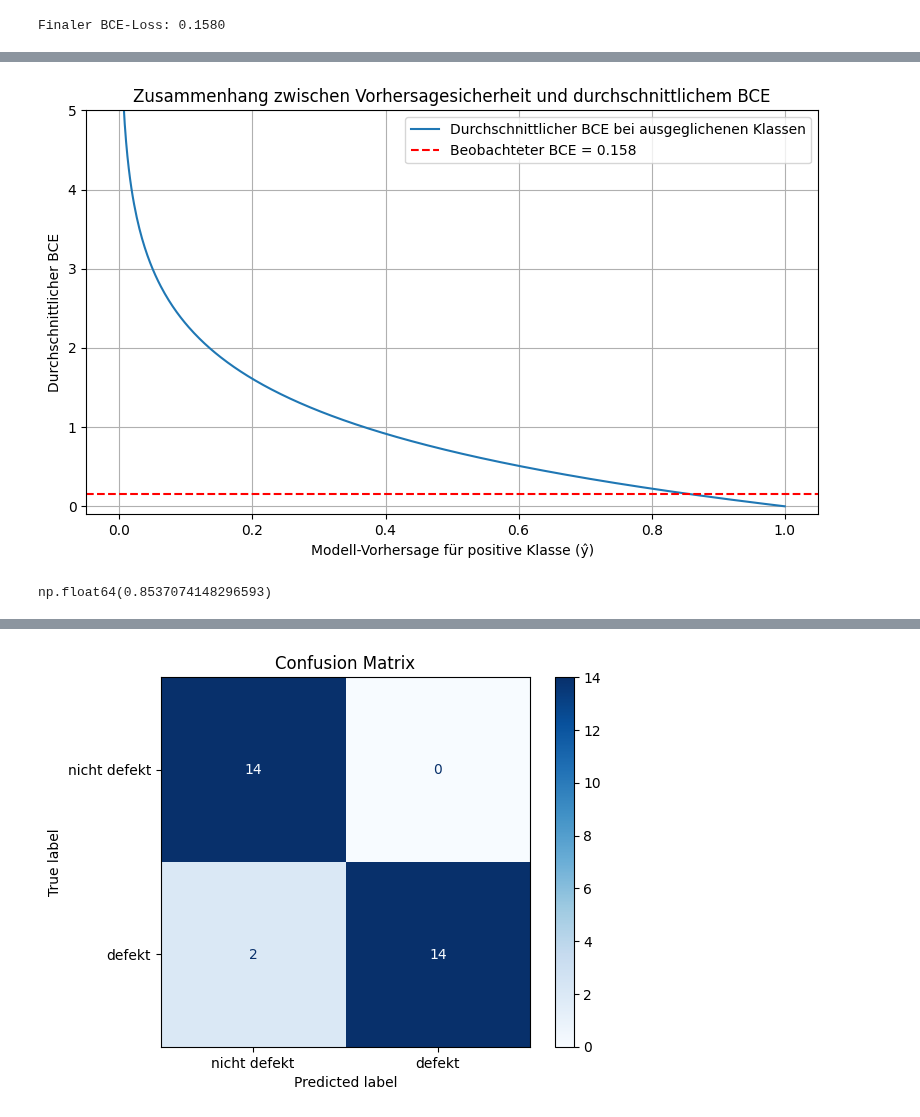
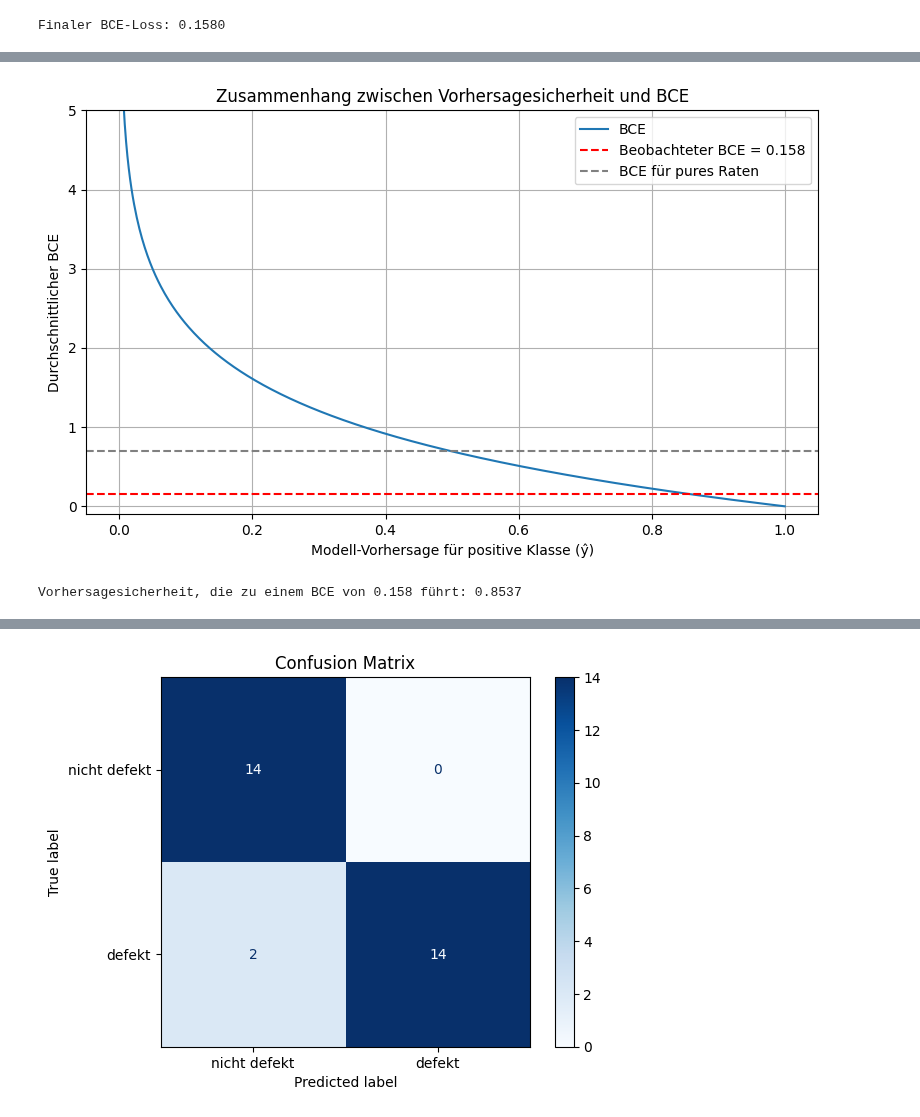
Before and after one commit to wolfromanlist/MLForEngineers, a Jupyter notebook: Notebooks/3.1-Supervised Learning 2.ipynb, the cells around one changed output, grey strips where cells are left out. Drawn from its saved outputs; the diff is of its cells as text; code cells hidden in the pictures.

```diff
--- a/Notebooks/3.1-Supervised Learning 2.ipynb
+++ b/Notebooks/3.1-Supervised Learning 2.ipynb
@@ -467,24 +475,0 @@ Der BCE-Loss ist
-# %%
-import numpy as np
-import matplotlib.pyplot as plt
-
-# Range of y_hat values
-y_hat = np.linspace(0.001, 0.999, 500)
-
-# Calculate BCE assuming balanced classes and correct predictions
-bce = -0.4 * np.log(y_hat) - 0.6 * np.log(1 - y_hat)
-
-# Plot
-fig, ax1 = plt.subplots(figsize=(8, 5))
-
-ax1.plot(y_hat, bce, label='BCE', color='blue')
-ax1.axhline(0.158, color='orange', linestyle='--', label='BCE = 0.158')
-ax1.axvline(0.88, color='green', linestyle='--', label=r'$\hat{y} \approx 0.88$')
-ax1.set_xlabel(r'$\hat{y}$ (Vorhersagewahrscheinlichkeit)')
-ax1.set_ylabel('Binary Cross-Entropy Loss')
-ax1.set_title(r'Zusammenhang zwischen $\hat{y}$ und BCE bei balancierten Klassen')
-ax1.grid(True)
-ax1.legend()
-
-plt.tight_layout()
-plt.show()
@@ -493,37 +476,38 @@ plt.show()
 # %%
 import numpy as np
 import matplotlib.pyplot as plt
 
-# Definiere BCE als Funktion von y_hat, wobei y=1 (analog auch für y=0)
+# Definiere BCE als Funktion von y_hat
 def bce(y_true, y_hat):
     eps = 1e-15  # numerische Stabilität
     y_hat = np.clip(y_hat, eps, 1 - eps)
     return - (y_true * np.log(y_hat) + (1 - y_true) * np.log(1 - y_hat))
 
 # Durchschnittlicher BCE-Wert für verschiedene Vorhersagesicherheiten
 y_hats = np.linspace(0, 1.0, 500)
 bce_values_y1 = bce(1, y_hats)
-bce_values_y0 = bce(0, 1 - y_hats)  # symmetrisch für y=0 bei 1 - y_hat
+bce_values_y0 = bce(0, 1 - y_hats)
 
 # Mittelwert aus BCE(y=1) und BCE(y=0) bei ausgeglichenen Klassen
-bce_avg = 0.5 * (bce_values_y1 + bce_values_y0)
+bce_avg = (0.5 * bce_values_y1 + 0.5 * bce_values_y0)
 
 # Visualisierung
 plt.figure(figsize=(8, 5))
-plt.plot(y_hats, bce_avg, label='Durchschnittlicher BCE bei ausgeglichenen Klassen')
+plt.plot(y_hats, bce_avg, label='BCE')
 plt.axhline(0.158, color='r', linestyle='--', label='Beobachteter BCE = 0.158')
+plt.axhline(-np.log(0.5), color='gray', linestyle='--', label='BCE für pures Raten')
 plt.xlabel("Modell-Vorhersage für positive Klasse (ŷ)")
 plt.ylabel("Durchschnittlicher BCE")
-plt.title("Zusammenhang zwischen Vorhersagesicherheit und durchschnittlichem BCE")
+plt.title("Zusammenhang zwischen Vorhersagesicherheit und BCE")
 plt.legend()
 plt.ylim(-0.1, 5)  # Setze y-Achsen-Limit für bessere Sichtbarkeit
 plt.grid(True)
 plt.tight_layout()
 plt.show()
 
 # Schätze den Bereich der Vorhersagesicherheit, die zu BCE ≈ 0.158 führt
 y_hat_closest = y_hats[np.argmin(np.abs(bce_avg - 0.158))]
-y_hat_closest
+print(f"Vorhersagesicherheit, die zu einem BCE von 0.158 führt: {y_hat_closest:.4f}")
 # %% [output]
-[figure, old version]
+[figure, new version]
-np.float64(0.8537074148296593)
+Vorhersagesicherheit, die zu einem BCE von 0.158 führt: 0.8537
```
Also changed, not shown: parts of 14 cells of this notebook.
